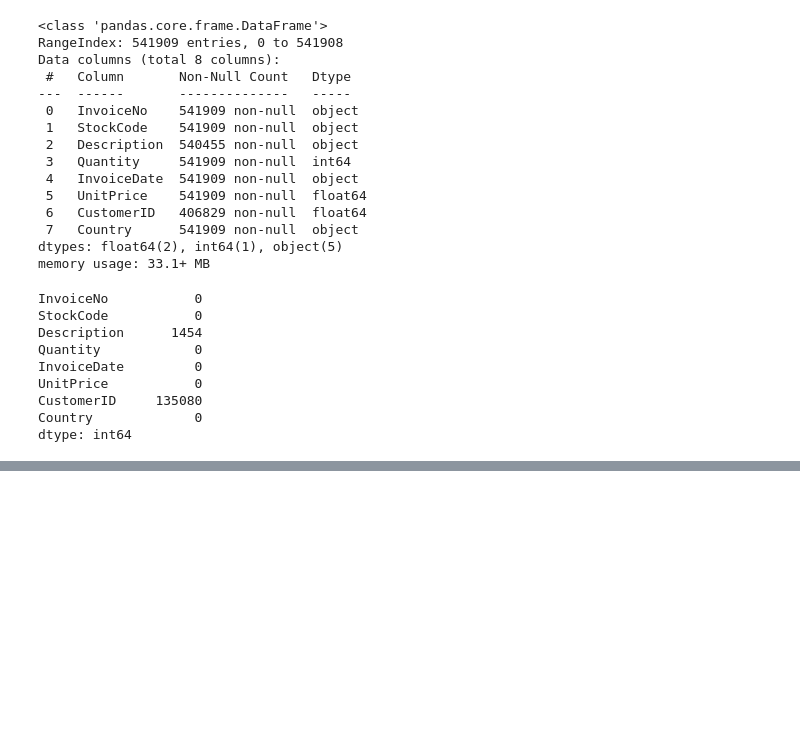
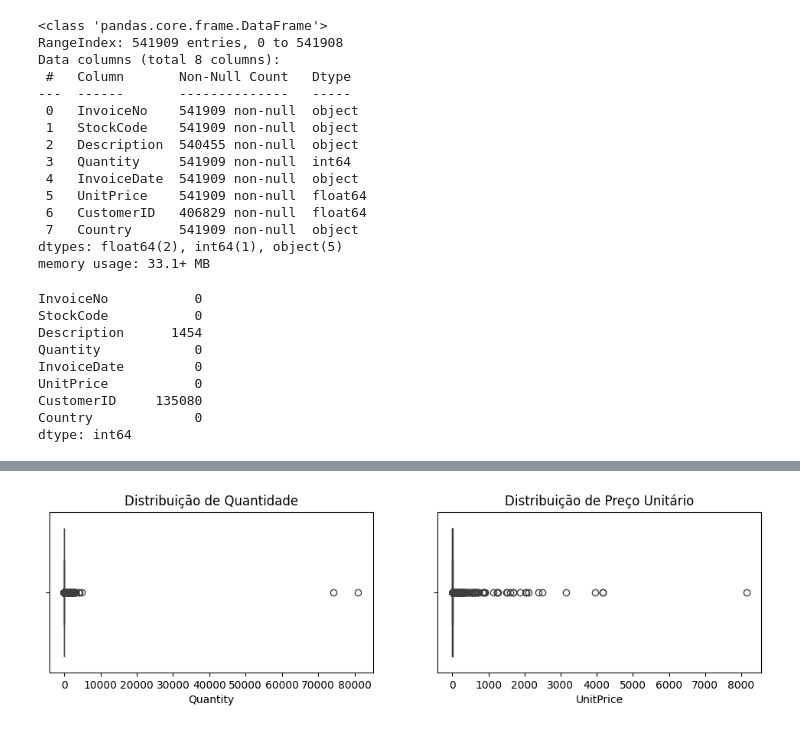
Before and after one commit to leandroboteon/data-wrangling-marketing-rfm, a Jupyter notebook: data_wrangling_marketing_rfm.ipynb, the cells around one changed output, grey strips where cells are left out. Saved outputs shown, nothing was run; the diff lists cells and outputs as text; code cells hidden in the pictures; blank space fills up the shorter version.

```diff
--- a/data_wrangling_marketing_rfm.ipynb
+++ b/data_wrangling_marketing_rfm.ipynb
@@ -113,0 +112,3 @@ df = df[df['Quantity'] > 0]
+# %%
+# drop duplicatas
+df = df.drop_duplicates()
@@ -113,0 +130,6 @@ df = df[df['Quantity'] > 0]
+# %%
+# InvoiceDate para datetime
+df['InvoiceDate'] = pd.to_datetime(df['InvoiceDate'])
+# %%
+# CustomerID para int
+df['CustomerID'] = df['CustomerID'].astype(int)
@@ -113,0 +148,15 @@ df = df[df['Quantity'] > 0]
+# %%
+# Identificando Outliers através de boxplot
+plt.figure(figsize=(12, 6))
+
+# Quantity
+plt.subplot(2, 2, 1)
+sns.boxplot(x=df['Quantity'])
+plt.title('Distribuição de Quantidade')
+
+# UnitPrice
+plt.subplot(2, 2, 2)
+sns.boxplot(x=df['UnitPrice'])
+plt.title('Distribuição de Preço Unitário');
+# %% [output]
+[figure, added]
```
Also changed, not shown: parts of 17 cells of this notebook.
